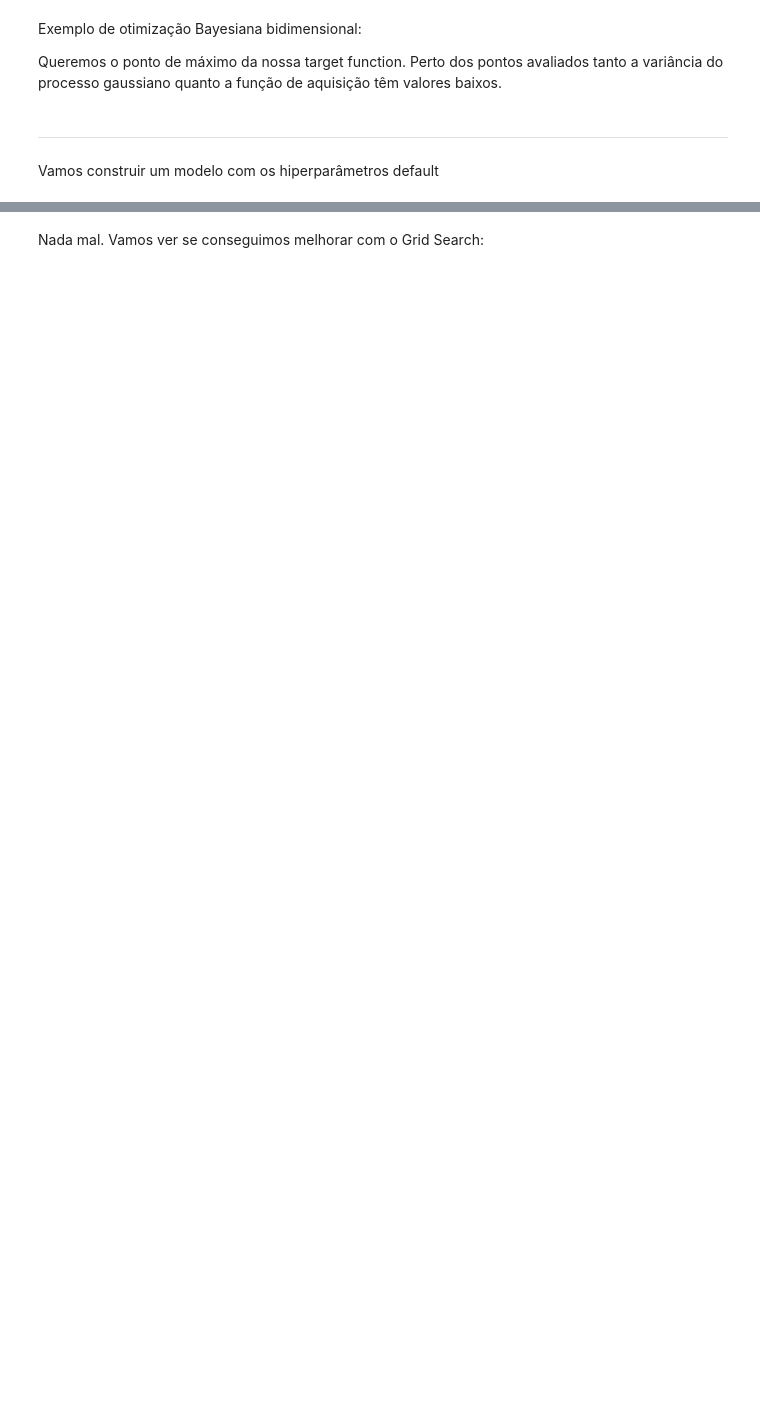
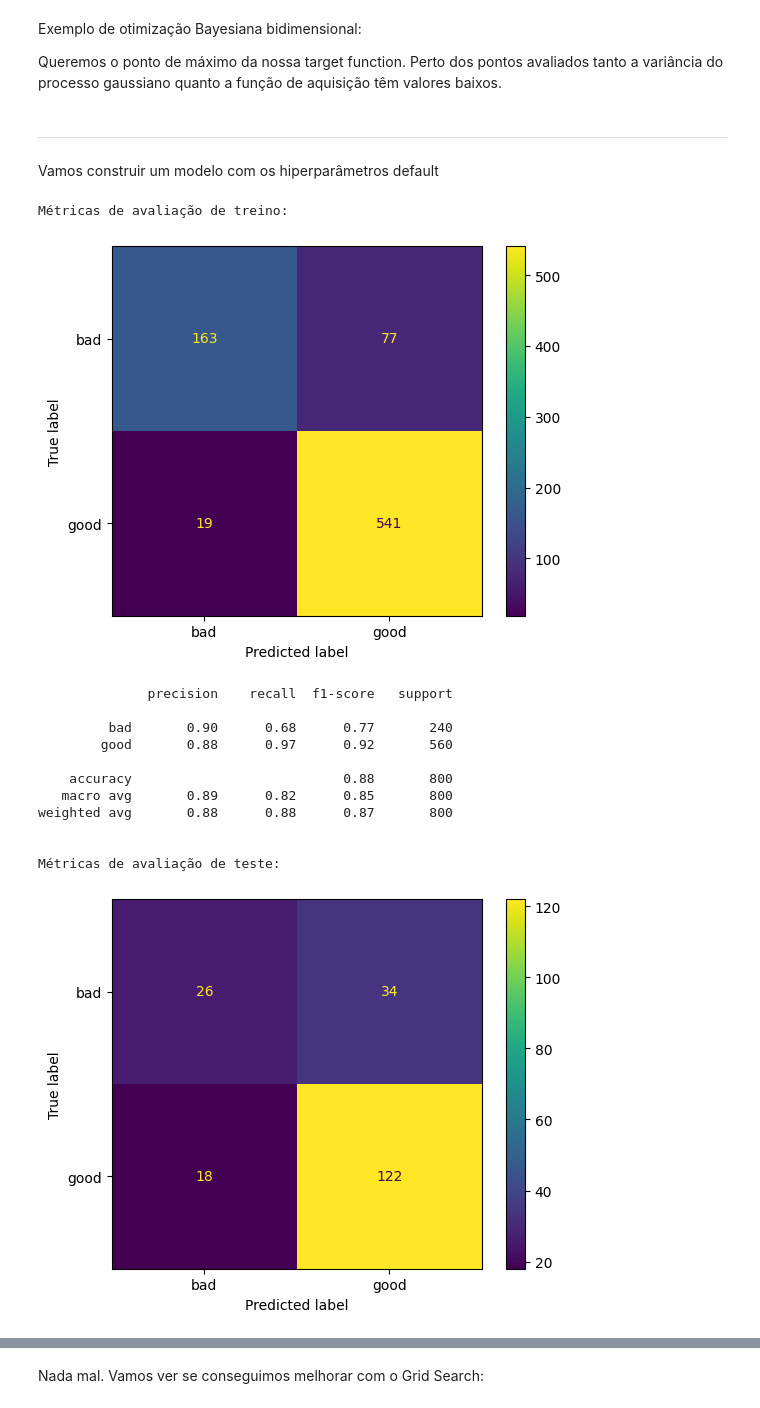
Before and after one commit to patriciacatandi/Lets_Code_DS_Degree_Alunos_ML, a Jupyter notebook: Módulo 11 - Machine Learning III/4 - Otimização de Parâmetros Avançada/Otimização de Parâmetros Avançada.ipynb, the cells around one changed output, grey strips where cells are left out. Drawn from its saved outputs; the diff is of its cells as text; code cells hidden in the pictures; blank space fills up the shorter version.

```diff
--- a/Módulo 11 - Machine Learning III/4 - Otimização de Parâmetros Avançada/Otimização de Parâmetros Avançada.ipynb
+++ b/Módulo 11 - Machine Learning III/4 - Otimização de Parâmetros Avançada/Otimização de Parâmetros Avançada.ipynb
@@ -338,10 +340,28 @@ Vamos construir um modelo com os hiperparâmetros default
 from sklearn.ensemble import GradientBoostingClassifier
 # %%
 # cria pipeline com preprocessing + GradientBoostingClassifier
-
+pipe = Pipeline([
+    ('preprocessor', pre_processador),
+    ('model', GradientBoostingClassifier(random_state=42))
+])
 
 # fit do pipe
-
+pipe.fit(X_train, y_train)
 
 # salva f1_weighted
-score =
+score = metricas_classificacao(pipe, X_train, X_test, y_train, y_test)
+# %% [output]
+Métricas de avaliação de treino:
+[figure, added]
+              precision    recall  f1-score   support
+
+         bad       0.90      0.68      0.77       240
+        good       0.88      0.97      0.92       560
+
+    accuracy                           0.88       800
+   macro avg       0.89      0.82      0.85       800
+weighted avg       0.88      0.88      0.87       800
+
+
+Métricas de avaliação de teste:
+[figure, added]
```
Also changed, not shown: parts of 18 cells of this notebook.
